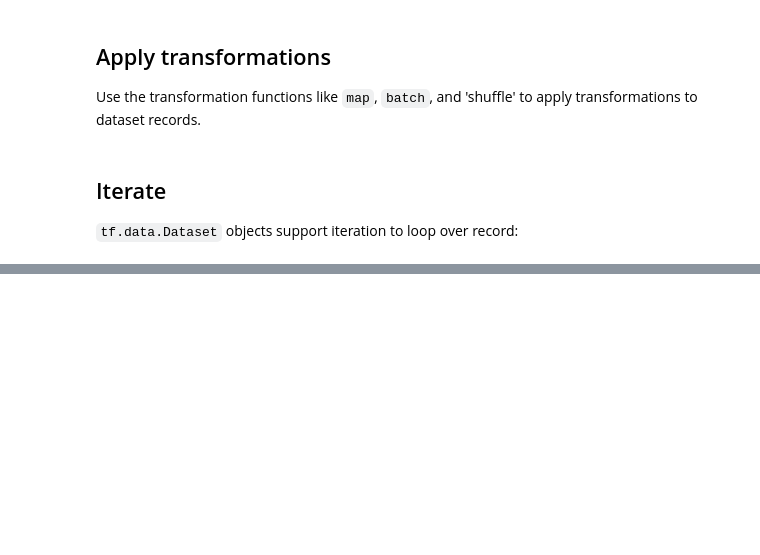
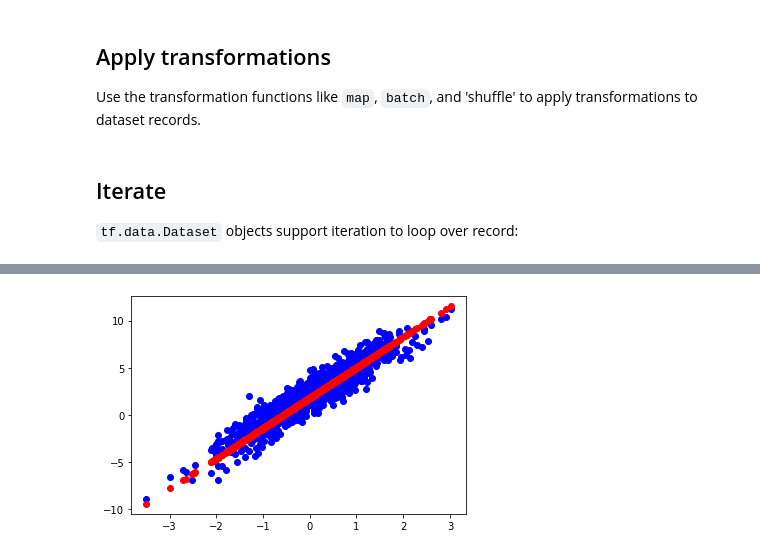
Before and after one commit to nigoda/machine_learning, a Jupyter notebook: 32_TensorFlow_customization.ipynb, the cells around one changed output, grey strips where cells are left out. Saved outputs shown, nothing was run; the diff lists cells and outputs as text; code cells hidden in the pictures; blank space fills up the shorter version.

```diff
--- a/32_TensorFlow_customization.ipynb
+++ b/32_TensorFlow_customization.ipynb
@@ -186,0 +558,9 @@ tf.Tensor([b'  Line 3' b'    '], shape=(2,), dtype=string)
+# %%
+# Visualize how the trained model performs
+plt.scatter(x, y, c="b")
+plt.scatter(x, model(x), c="r")
+plt.show()
+
+print("Current loss: %1.6f" % loss(model(x), y).numpy())
+# %% [output]
+[figure, added]
```
Also changed, not shown: parts of 36 cells of this notebook.
